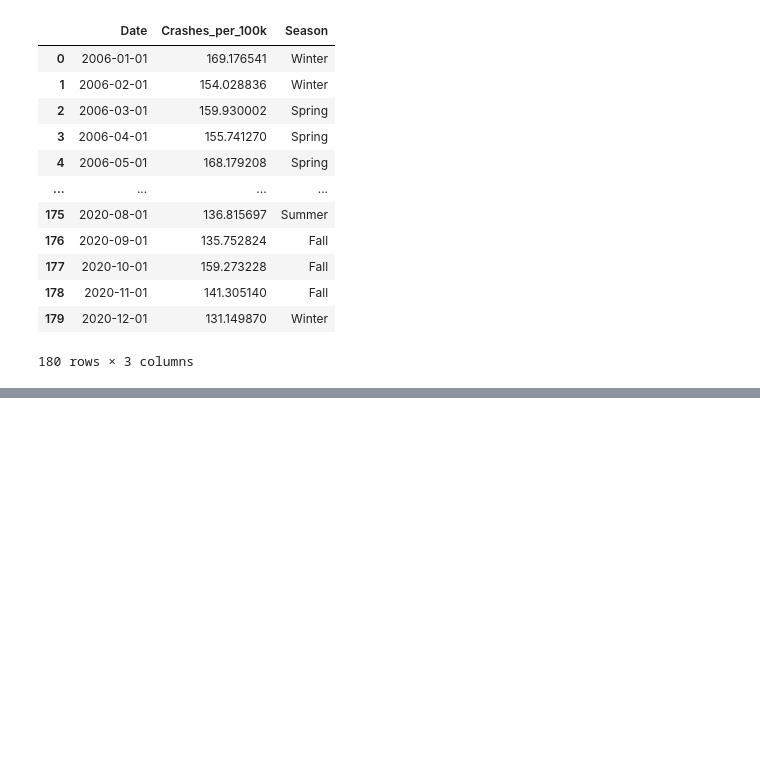
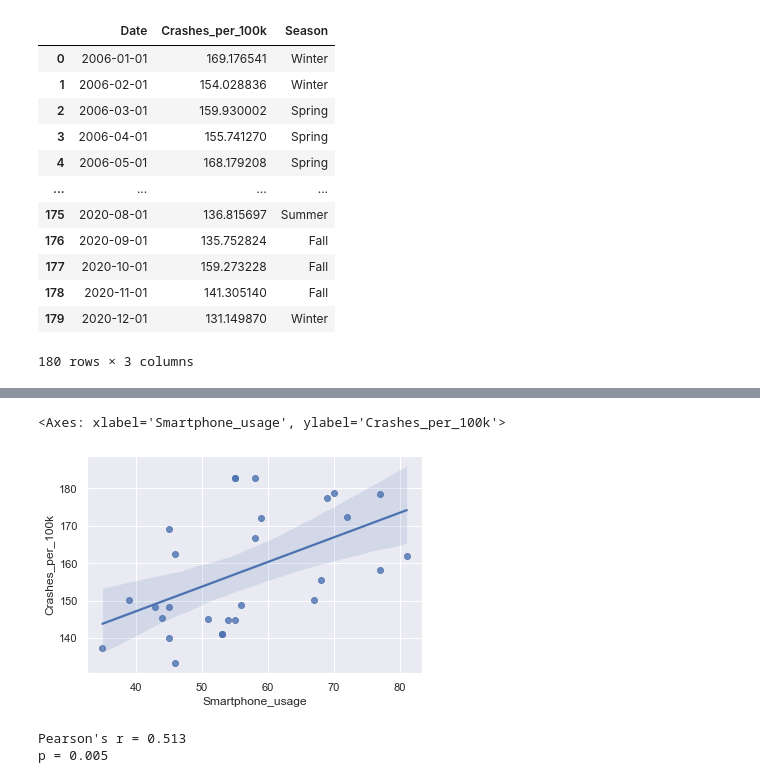
Before and after one commit to Addechander/Traffic_Safety, a Jupyter notebook: visualization.ipynb, the cells around one changed output, grey strips where cells are left out. Cells and saved outputs as stored; diff of their text form; code cells hidden in the pictures; blank space fills up the shorter version.

```diff
--- a/visualization.ipynb
+++ b/visualization.ipynb
@@ -46,0 +164,17 @@ df_Crash
+# %%
+#Scatterplot with regression line
+sns.regplot(x = "Smartphone_usage", y = 'Crashes_per_100k', data = df_Smartphone)
+# %% [output]
+<Axes: xlabel='Smartphone_usage', ylabel='Crashes_per_100k'>
+[figure, added]
+# %%
+#Checking Pearson's r correlation coefficient and the associated p-value
+
+#finding Pearson's r and p-value
+corr, p = stats.pearsonr(df_Smartphone.Smartphone_usage, df_Smartphone.Crashes_per_100k)
+
+print(f'''Pearson's r = {round(corr,3)} #Rounding to 3 decimal place
+p = {round(p,3)}''')
+# %% [output]
+Pearson's r = 0.513
+p = 0.005
```
Also changed, not shown: parts of 26 cells of this notebook.
